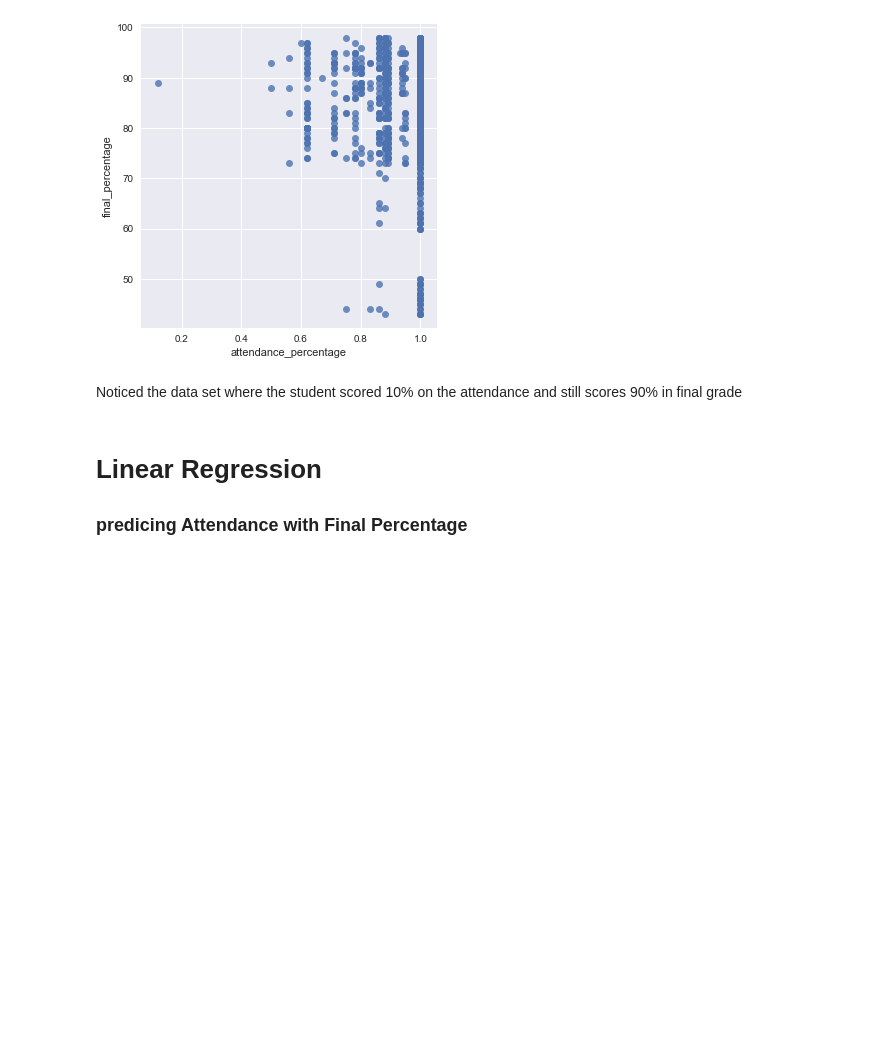
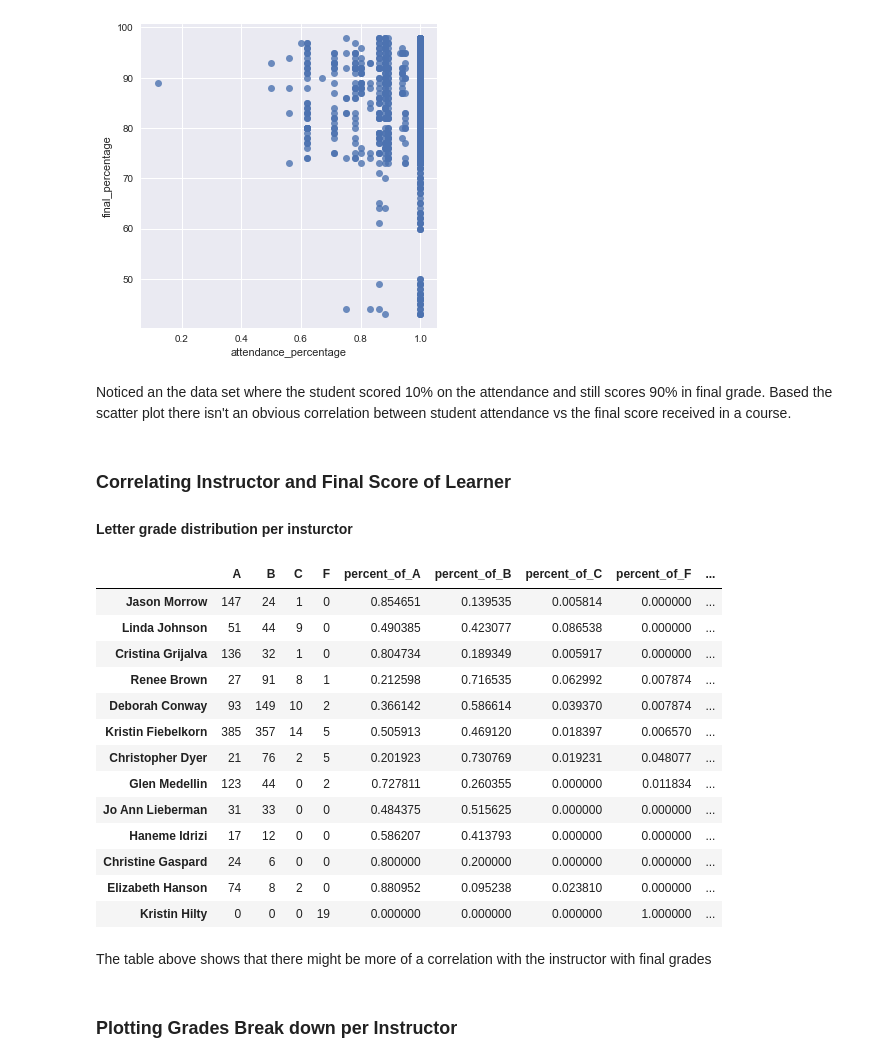
Before and after one commit to scotthsieh0503/DataScienceClass, a Jupyter notebook: Final Project/Final Project.ipynb, the cells around one changed output. Cells and saved outputs as stored; diff of their text form; code cells hidden in the pictures; blank space fills up the shorter version.

```diff
--- a/Final Project/Final Project.ipynb
+++ b/Final Project/Final Project.ipynb
@@ -61,7 +60,65 @@ sns.lmplot(x='attendance_percentage', y='final_percentage', data=learner_grades,
 <seaborn.axisgrid.FacetGrid at 0x...>
 [figure]
 # %% [markdown]
-Noticed the data set where the student scored 10% on the attendance and still scores 90% in final grade
+Noticed an the data set where the student scored 10% on the attendance and still scores 90% in final grade.
+Based the scatter plot there isn't an obvious correlation between student attendance vs the final score received in a course.
-# %% [markdown]
-# Linear Regression
-### predicing Attendance with Final Percentage
+# %% [markdown]
+### Correlating Instructor and Final Score of Learner
+#### Letter grade distribution per insturctor
+# %%
+### create a new data frame for analysis
+#extract data out we are instrested in from the source Data frame
+df_instructor = learner_grades
+
+### Creating columns for new data frame
+index = df_instructor['instructor'].unique()
+columns = df_instructor['final_letter_grade'].unique()
+columns = np.append(columns, ['percent_of_A', 'percent_of_B', 'percent_of_C', 'percent_of_F','final_percentage_avg', 'attendance_avg'])
+
+
+### Add Column values for letter grades
+grade_count_values = df_instructor.groupby(['instructor','final_letter_grade']).count()
+df = pd.DataFrame(index=index, columns=columns)
+for index, row in grade_count_values.iterrows():
+    (instuctor_name, letter_grade) = index
+    count = row.instructor_id
+    df.loc[[instuctor_name], letter_grade] = count
+
+### Add column for Average scores
+instructor_average = df_instructor.groupby(['instructor']).mean()
+for index, row in instructor_average.iterrows():
+    df.loc[[index], 'final_percentage_avg'] = row.final_percentage
+    df.loc[[index], 'attendance_avg'] = row.attendance_percentage
+
+## getting rid of NULL VALUE
+df = df.fillna(value=0)
+
+
+##Calculating % of Letter grades per Instructor
+for index, row in df.iterrows():
+    total_count = row.A + row.B + row.C + row.F
+    df.loc[[index], 'percent_of_A'] = row.A / total_count
+    df.loc[[index], 'percent_of_B'] = row.B / total_count
+    df.loc[[index], 'percent_of_C'] = row.C / total_count
+    df.loc[[index], 'percent_of_F'] = row.F / total_count
+
+df
+# %% [output]
+|  | A | B | C | F | percent_of_A | percent_of_B | percent_of_C | percent_of_F | ... |
+| Jason Morrow | 147 | 24 | 1 | 0 | 0.854651 | 0.139535 | 0.005814 | 0.000000 | ... |
+| Linda Johnson | 51 | 44 | 9 | 0 | 0.490385 | 0.423077 | 0.086538 | 0.000000 | ... |
+| Cristina Grijalva | 136 | 32 | 1 | 0 | 0.804734 | 0.189349 | 0.005917 | 0.000000 | ... |
+| Renee Brown | 27 | 91 | 8 | 1 | 0.212598 | 0.716535 | 0.062992 | 0.007874 | ... |
+| Deborah Conway | 93 | 149 | 10 | 2 | 0.366142 | 0.586614 | 0.039370 | 0.007874 | ... |
+| Kristin Fiebelkorn | 385 | 357 | 14 | 5 | 0.505913 | 0.469120 | 0.018397 | 0.006570 | ... |
+| Christopher Dyer | 21 | 76 | 2 | 5 | 0.201923 | 0.730769 | 0.019231 | 0.048077 | ... |
+| Glen Medellin | 123 | 44 | 0 | 2 | 0.727811 | 0.260355 | 0.000000 | 0.011834 | ... |
+| Jo Ann Lieberman | 31 | 33 | 0 | 0 | 0.484375 | 0.515625 | 0.000000 | 0.000000 | ... |
+| Haneme Idrizi | 17 | 12 | 0 | 0 | 0.586207 | 0.413793 | 0.000000 | 0.000000 | ... |
+| Christine Gaspard | 24 | 6 | 0 | 0 | 0.800000 | 0.200000 | 0.000000 | 0.000000 | ... |
+| Elizabeth Hanson | 74 | 8 | 2 | 0 | 0.880952 | 0.095238 | 0.023810 | 0.000000 | ... |
+| Kristin Hilty | 0 | 0 | 0 | 19 | 0.000000 | 0.000000 | 0.000000 | 1.000000 | ... |
+# %% [markdown]
+The table above shows that there might be more of a correlation with the instructor with final grades
+# %% [markdown]
+### Plotting Grades Break down per Instructor
```
Also changed, not shown: parts of 5 cells of this notebook.
